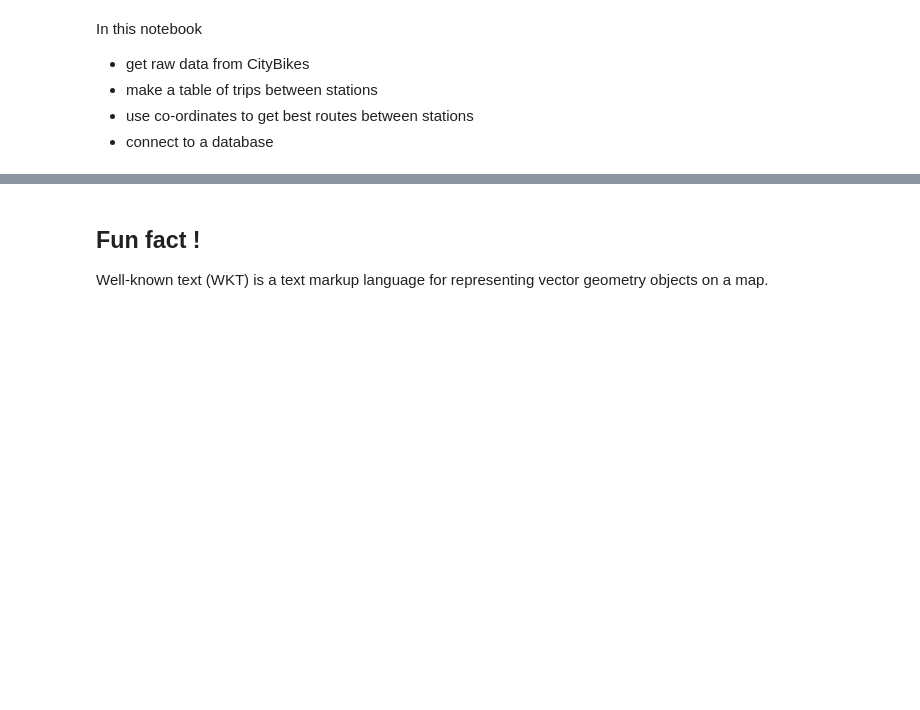
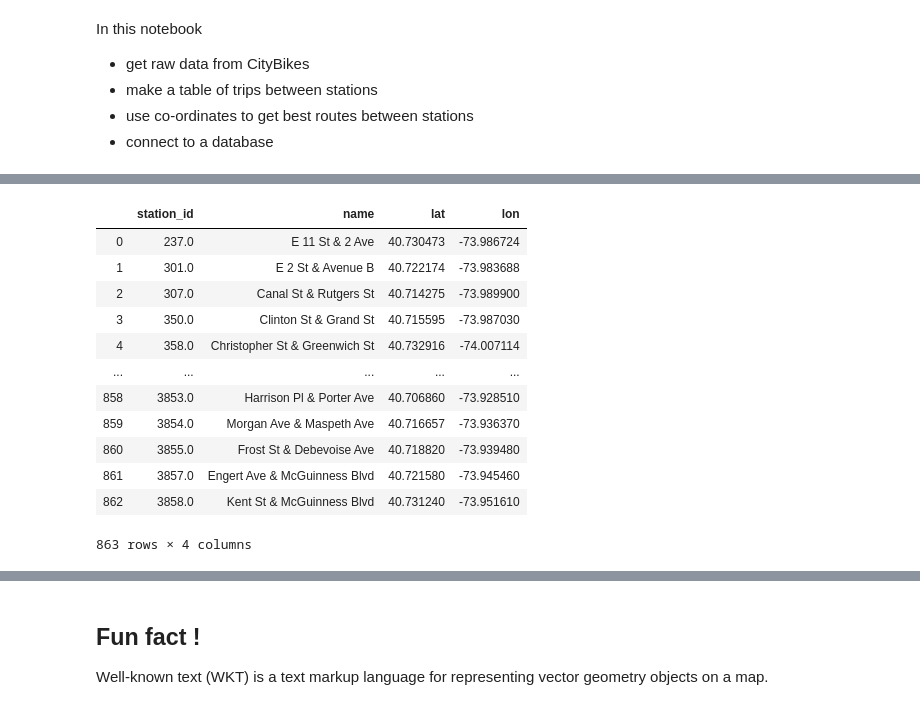
Before and after one commit to iskandari/gisdata, a Jupyter notebook: geodataframe.ipynb, the cells around one changed output, grey strips where cells are left out. Cells and saved outputs as stored; diff of their text form; code cells hidden in the pictures; blank space fills up the shorter version.

```diff
--- a/geodataframe.ipynb
+++ b/geodataframe.ipynb
@@ -25,4 +113,6 @@ import psycopg2
 # %%
-r = requests.get('https://tor.publicbikesystem.net/ube/gbfs/v1/en/station_information')
+r = requests.get('https://gbfs.citibikenyc.com/gbfs/es/station_information.json')
 
-json.loads(r.content)['data']['stations'][0]
+bikeshare_stations = pd.DataFrame(json.loads(r.content)['data']['stations'])[['station_id', 'name', 'lat', 'lon']].astype({
+    'station_id': 'float64',
+})
@@ -40,3 +119,19 @@ engine
+# %%
+bikeshare_stations
+# %% [output]
+|  | station_id | name | lat | lon |
+| 0 | 237.0 | E 11 St & 2 Ave | 40.730473 | -73.986724 |
+| 1 | 301.0 | E 2 St & Avenue B | 40.722174 | -73.983688 |
+| 2 | 307.0 | Canal St & Rutgers St | 40.714275 | -73.989900 |
+| 3 | 350.0 | Clinton St & Grand St | 40.715595 | -73.987030 |
+| 4 | 358.0 | Christopher St & Greenwich St | 40.732916 | -74.007114 |
+| ... | ... | ... | ... | ... |
+| 858 | 3853.0 | Harrison Pl & Porter Ave | 40.706860 | -73.928510 |
+| 859 | 3854.0 | Morgan Ave & Maspeth Ave | 40.716657 | -73.936370 |
+| 860 | 3855.0 | Frost St & Debevoise Ave | 40.718820 | -73.939480 |
+| 861 | 3857.0 | Engert Ave & McGuinness Blvd | 40.721580 | -73.945460 |
+| 862 | 3858.0 | Kent St & McGuinness Blvd | 40.731240 | -73.951610 |
+863 rows × 4 columns
 # %%
 df = bikeshare_stations
 
```
Also changed, not shown: parts of 58 cells of this notebook.
